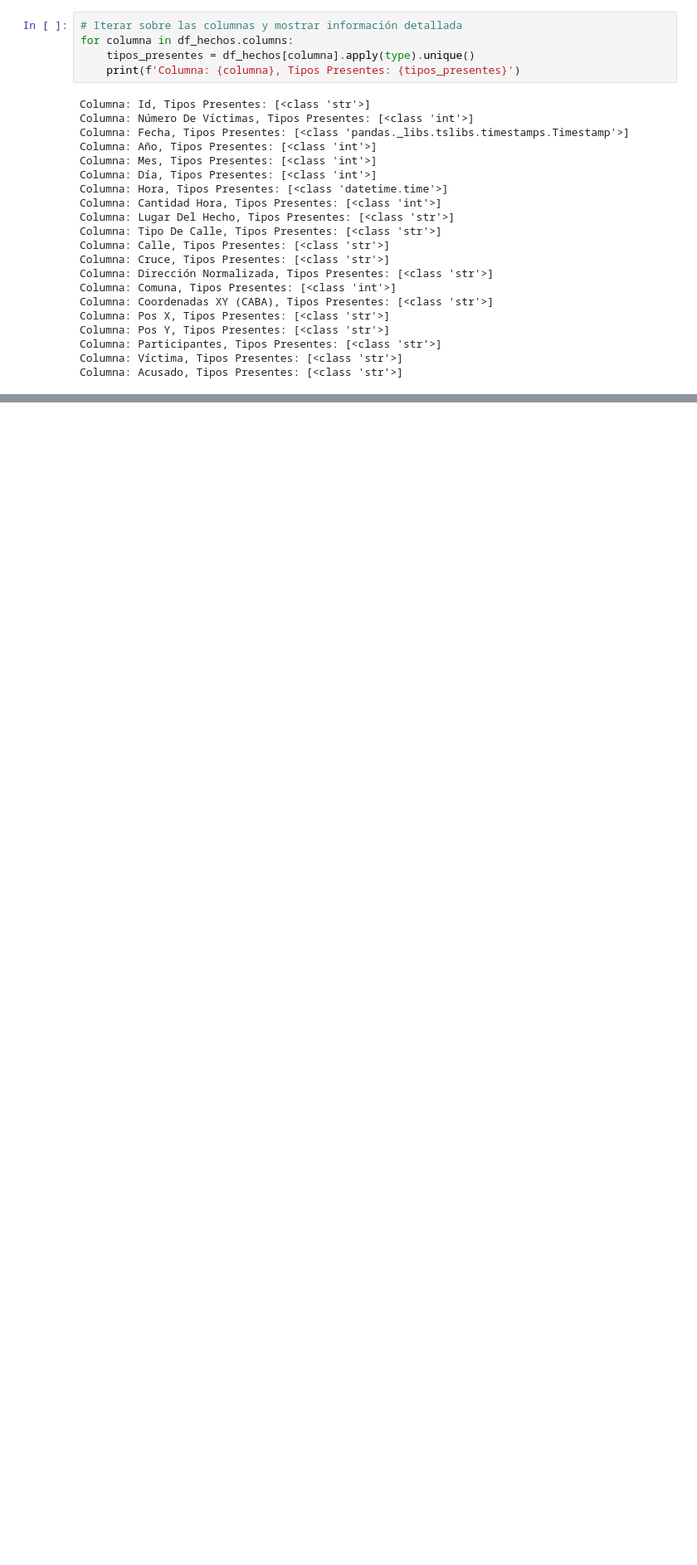
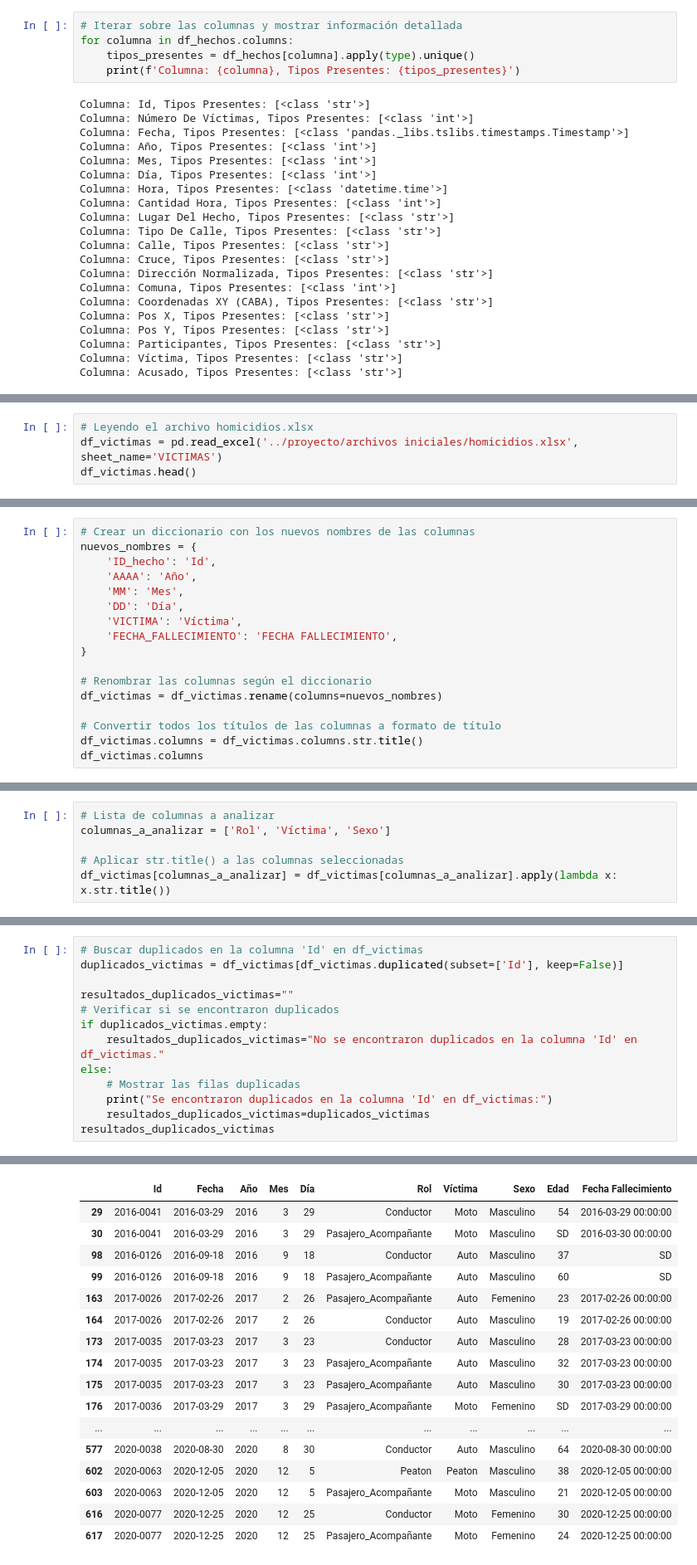
Before and after one commit to ajalvarez75/PI-Siniestros-Viales, a Jupyter notebook: proyecto/EDA_homicidios.ipynb, the cells around one changed output, grey strips where cells are left out. Shown at 83% size. Cells and saved outputs as stored; diff of their text form; blank space fills up the shorter version.

Commit message:
EDA del archivo homicidios finalizado sin graficas

```diff
--- a/proyecto/EDA_homicidios.ipynb
+++ b/proyecto/EDA_homicidios.ipynb
@@ -538,0 +683,4 @@ Columna: Acusado, Tipos Presentes: [<class 'str'>]
+# %%
+# Leyendo el archivo homicidios.xlsx
+df_victimas = pd.read_excel('../proyecto/archivos iniciales/homicidios.xlsx', sheet_name='VICTIMAS')
+df_victimas.head()
@@ -538,0 +719,17 @@ Columna: Acusado, Tipos Presentes: [<class 'str'>]
+# %%
+# Crear un diccionario con los nuevos nombres de las columnas
+nuevos_nombres = {
+    'ID_hecho': 'Id',
+    'AAAA': 'Año',
+    'MM': 'Mes',
+    'DD': 'Día',
+    'VICTIMA': 'Víctima',
+    'FECHA_FALLECIMIENTO': 'FECHA FALLECIMIENTO',
+}
+
+# Renombrar las columnas según el diccionario
+df_victimas = df_victimas.rename(columns=nuevos_nombres)
+
+# Convertir todos los títulos de las columnas a formato de título
+df_victimas.columns = df_victimas.columns.str.title()
+df_victimas.columns
@@ -538,0 +744,6 @@ Columna: Acusado, Tipos Presentes: [<class 'str'>]
+# %%
+# Lista de columnas a analizar
+columnas_a_analizar = ['Rol', 'Víctima', 'Sexo']
+
+# Aplicar str.title() a las columnas seleccionadas
+df_victimas[columnas_a_analizar] = df_victimas[columnas_a_analizar].apply(lambda x: x.str.title())
@@ -538,0 +824,14 @@ Columna: Acusado, Tipos Presentes: [<class 'str'>]
+# %%
+# Buscar duplicados en la columna 'Id' en df_victimas
+duplicados_victimas = df_victimas[df_victimas.duplicated(subset=['Id'], keep=False)]
+
+resultados_duplicados_victimas=""
+# Verificar si se encontraron duplicados
+if duplicados_victimas.empty:
+    resultados_duplicados_victimas="No se encontraron duplicados en la columna 'Id' en df_victimas."
+else:
+    # Mostrar las filas duplicadas
+    print("Se encontraron duplicados en la columna 'Id' en df_victimas:")
+    resultados_duplicados_victimas=duplicados_victimas
+resultados_duplicados_victimas
+# %% [output]
@@ -538,0 +839,17 @@ Columna: Acusado, Tipos Presentes: [<class 'str'>]
+|  | Id | Fecha | Año | Mes | Día | Rol | Víctima | Sexo | Edad | Fecha Fallecimiento |
+| 29 | 2016-0041 | 2016-03-29 | 2016 | 3 | 29 | Conductor | Moto | Masculino | 54 | 2016-03-29 00:00:00 |
+| 30 | 2016-0041 | 2016-03-29 | 2016 | 3 | 29 | Pasajero_Acompañante | Moto | Masculino | SD | 2016-03-30 00:00:00 |
+| 98 | 2016-0126 | 2016-09-18 | 2016 | 9 | 18 | Conductor | Auto | Masculino | 37 | SD |
+| 99 | 2016-0126 | 2016-09-18 | 2016 | 9 | 18 | Pasajero_Acompañante | Auto | Masculino | 60 | SD |
+| 163 | 2017-0026 | 2017-02-26 | 2017 | 2 | 26 | Pasajero_Acompañante | Auto | Femenino | 23 | 2017-02-26 00:00:00 |
+| 164 | 2017-0026 | 2017-02-26 | 2017 | 2 | 26 | Conductor | Auto | Masculino | 19 | 2017-02-26 00:00:00 |
+| 173 | 2017-0035 | 2017-03-23 | 2017 | 3 | 23 | Conductor | Auto | Masculino | 28 | 2017-03-23 00:00:00 |
+| 174 | 2017-0035 | 2017-03-23 | 2017 | 3 | 23 | Pasajero_Acompañante | Auto | Masculino | 32 | 2017-03-23 00:00:00 |
+| 175 | 2017-0035 | 2017-03-23 | 2017 | 3 | 23 | Pasajero_Acompañante | Auto | Masculino | 30 | 2017-03-23 00:00:00 |
+| 176 | 2017-0036 | 2017-03-29 | 2017 | 3 | 29 | Pasajero_Acompañante | Moto | Femenino | SD | 2017-03-29 00:00:00 |
+| ... | ... | ... | ... | ... | ... | ... | ... | ... | ... | ... |
+| 577 | 2020-0038 | 2020-08-30 | 2020 | 8 | 30 | Conductor | Auto | Masculino | 64 | 2020-08-30 00:00:00 |
+| 602 | 2020-0063 | 2020-12-05 | 2020 | 12 | 5 | Peaton | Peaton | Masculino | 38 | 2020-12-05 00:00:00 |
+| 603 | 2020-0063 | 2020-12-05 | 2020 | 12 | 5 | Pasajero_Acompañante | Moto | Masculino | 21 | 2020-12-05 00:00:00 |
+| 616 | 2020-0077 | 2020-12-25 | 2020 | 12 | 25 | Conductor | Moto | Femenino | 30 | 2020-12-25 00:00:00 |
+| 617 | 2020-0077 | 2020-12-25 | 2020 | 12 | 25 | Pasajero_Acompañante | Moto | Femenino | 24 | 2020-12-25 00:00:00 |
```
Also changed, not shown: parts of 97 cells of this notebook, 2 other files.
